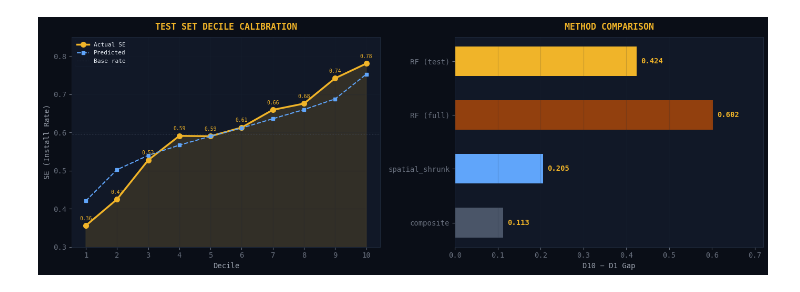
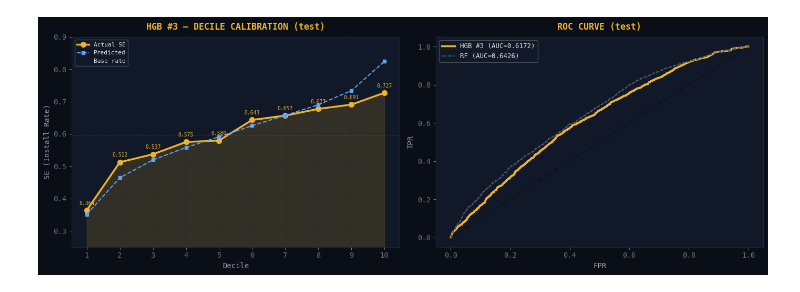
Before and after one commit to rohanchoudhary-wiom/Genie-Stocks-Integration, a Jupyter notebook: eda/rf_lead_scoring.ipynb, the cells around one changed output. Cells and saved outputs as stored; diff of their text form; code cells hidden in the pictures.

```diff
--- a/eda/rf_lead_scoring.ipynb
+++ b/eda/rf_lead_scoring.ipynb
@@ -157,0 +244,9 @@ decile
+# %%
+# ── TOP 10 BY TEST R² ──
+print(f"{'#':>3}  {'lr':>5}  {'depth':>5}  {'leaf':>5}  {'l2':>5}  {'nodes':>5}  "
+      f"{'iters':>5}  {'train_r2':>8}  {'test_r2':>8}  {'gap':>7}  {'mono':>5}")
+print("-" * 95)
+for i, (_, r) in enumerate(res_df.head(10).iterrows()):
+    print(f"{i+1:>3}  {r.lr:>5.2f}  {int(r.max_depth):>5}  {int(r.min_samples_leaf):>5}  "
+          f"{r.l2:>5.1f}  {int(r.max_leaf_nodes):>5}  {int(r.n_iter):>5}  "
+          f"{r.train_r2:>8.4f}  {r.test_r2:>8.4f}  {r.gap:>7.4f}  {str(r.mono):>5}")
@@ -420,46 +524,47 @@ plt.show()
+# %%
+# ── REFIT CONFIG #3 ──
+hgb3 = HistGradientBoostingRegressor(
+    learning_rate=0.10, max_depth=8, min_samples_leaf=200,
+    l2_regularization=5.0, max_leaf_nodes=63, **fixed,
+)
+hgb3.fit(X_train, y_train)
+p3 = hgb3.predict(X_test)
 # %%
-# ── 3. DECILE CALIBRATION — actual vs predicted ──
+# ── DECILE CURVE ──
+edf3 = pd.DataFrame({"y": y_test.values, "p": p3})
+edf3["decile"] = pd.qcut(edf3["p"], q=10, labels=False, duplicates="drop") + 1
+dtbl3 = edf3.groupby("decile").agg(n=("y","count"), inst=("y","sum"), pmean=("p","mean"))
+dtbl3["se"] = dtbl3["inst"] / dtbl3["n"]
+
 fig, (ax1, ax2) = plt.subplots(1, 2, figsize=(14, 5))
 
-# Test set decile
-deciles = list(range(1, 11))
-actual_se = [0.3561, 0.4250, 0.5275, 0.5909, 0.5901, 0.6129, 0.6591, 0.6755, 0.7419, 0.7803]
-pred_se =   [0.4210, 0.5024, 0.5399, 0.5667, 0.5900, 0.6117, 0.6358, 0.6598, 0.6877, 0.7523]
+d = list(range(1, 11))
+ax1.fill_between(d, dtbl3["se"].values, alpha=0.15, color=AMBER)
+ax1.plot(d, dtbl3["se"].values, "o-", color=AMBER, linewidth=2.5, markersize=7, label="Actual SE")
+ax1.plot(d, dtbl3["pmean"].values, "s--", color=BLUE, linewidth=1.5, markersize=5, label="Predicted")
+ax1.axhline(y_test.mean(), color=GRAY, linestyle=":", linewidth=0.8, label="Base rate")
+for i, se in enumerate(dtbl3["se"].values):
+    ax1.annotate(f"{se:.3f}", (i+1, se), fontsize=7, ha="center", va="bottom",
+                 xytext=(0, 6), textcoords="offset points", color=AMBER)
+ax1.set_xlabel("Decile"); ax1.set_ylabel("SE (Install Rate)")
+ax1.set_title("HGB #3 — DECILE CALIBRATION (test)", fontsize=12, fontweight="bold", color=AMBER, pad=10)
+ax1.set_xticks(d); ax1.legend(fontsize=8, framealpha=0.3); ax1.grid(alpha=0.2); ax1.set_ylim(0.25, 0.9)
 
-ax1.fill_between(deciles, actual_se, alpha=0.15, color=AMBER)
-ax1.plot(deciles, actual_se, "o-", color=AMBER, linewidth=2.5, markersize=7, label="Actual SE", zorder=3)
-ax1.plot(deciles, pred_se, "s--", color=BLUE, linewidth=1.5, markersize=5, label="Predicted", zorder=3)
-ax1.axhline(0.596, color=GRAY, linestyle=":", linewidth=0.8, label="Base rate")
+# ── AUC CURVE ──
+from sklearn.metrics import roc_curve, auc
+fpr, tpr, _ = roc_curve(y_test, p3)
+roc_auc = auc(fpr, tpr)
 
-for i, (d, se) in enumerate(zip(deciles, actual_se)):
-    ax1.annotate(f"{se:.2f}", (d, se), fontsize=7, ha="center", va="bottom",
-                 xytext=(0, 6), textcoords="offset points", color=AMBER)
-
-ax1.set_xlabel("Decile")
-ax1.set_ylabel("SE (Install Rate)")
-ax1.set_title("TEST SET DECILE CALIBRATION", fontsize=12, fontweight="bold", color=AMBER, pad=10)
-ax1.set_xticks(deciles)
-ax1.legend(fontsize=8, framealpha=0.3, edgecolor="#1e293b")
-ax1.grid(alpha=0.2)
-ax1.set_ylim(0.3, 0.85)
-
-# Method comparison
-methods = ["RF (test)", "RF (full)", "spatial_shrunk", "composite"]
-gaps = [0.4242, 0.6024, 0.2053, 0.1126]
-bar_colors = [AMBER, "#92400e", BLUE, GRAY]
-
-bars = ax2.barh(methods, gaps, color=bar_colors, height=0.55, edgecolor="none")
-for bar, gap in zip(bars, gaps):
-    ax2.text(bar.get_width() + 0.01, bar.get_y() + bar.get_height()/2,
-             f"{gap:.3f}", va="center", fontsize=10, fontweight="bold", color=AMBER)
-
-ax2.set_xlabel("D10 − D1 Gap")
-ax2.set_title("METHOD COMPARISON", fontsize=12, fontweight="bold", color=AMBER, pad=10)
-ax2.set_xlim(0, 0.72)
-ax2.grid(axis="x", alpha=0.2)
-ax2.invert_yaxis()
+ax2.plot(fpr, tpr, color=AMBER, linewidth=2.5, label=f"HGB #3 (AUC={roc_auc:.4f})")
+fpr_rf, tpr_rf, _ = roc_curve(y_test, rf.predict(X_test))
+ax2.plot(fpr_rf, tpr_rf, color=GRAY, linewidth=1.5, linestyle="--", label=f"RF (AUC={auc(fpr_rf, tpr_rf):.4f})")
+ax2.plot([0,1], [0,1], ":", color="#000000", linewidth=0.8)
+ax2.set_xlabel("FPR"); ax2.set_ylabel("TPR")
+ax2.set_title("ROC CURVE (test)", fontsize=12, fontweight="bold", color=AMBER, pad=10)
+ax2.legend(fontsize=9, framealpha=0.3); ax2.grid(alpha=0.2)
 
 plt.tight_layout()
 plt.show()
+print(dtbl3.round(4))
 # %% [output]
-[figure, old version]
+[figure, new version]
```
Also changed, not shown: parts of 17 cells of this notebook, 4 other files.
